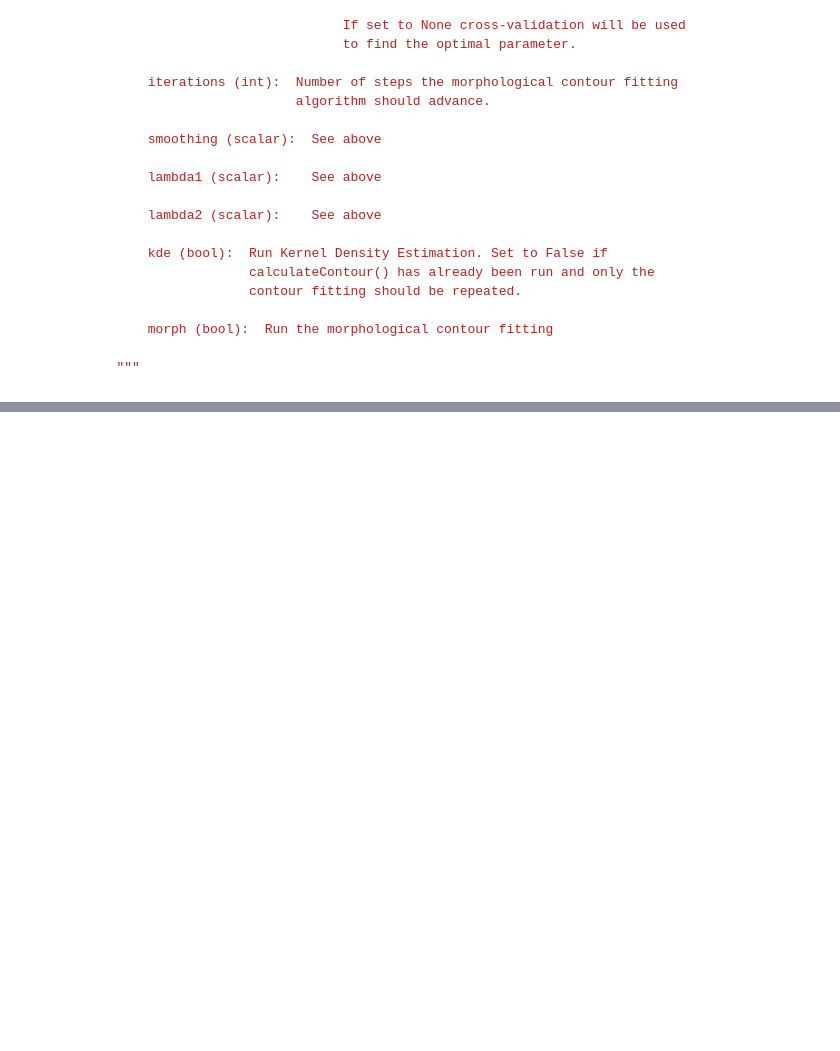
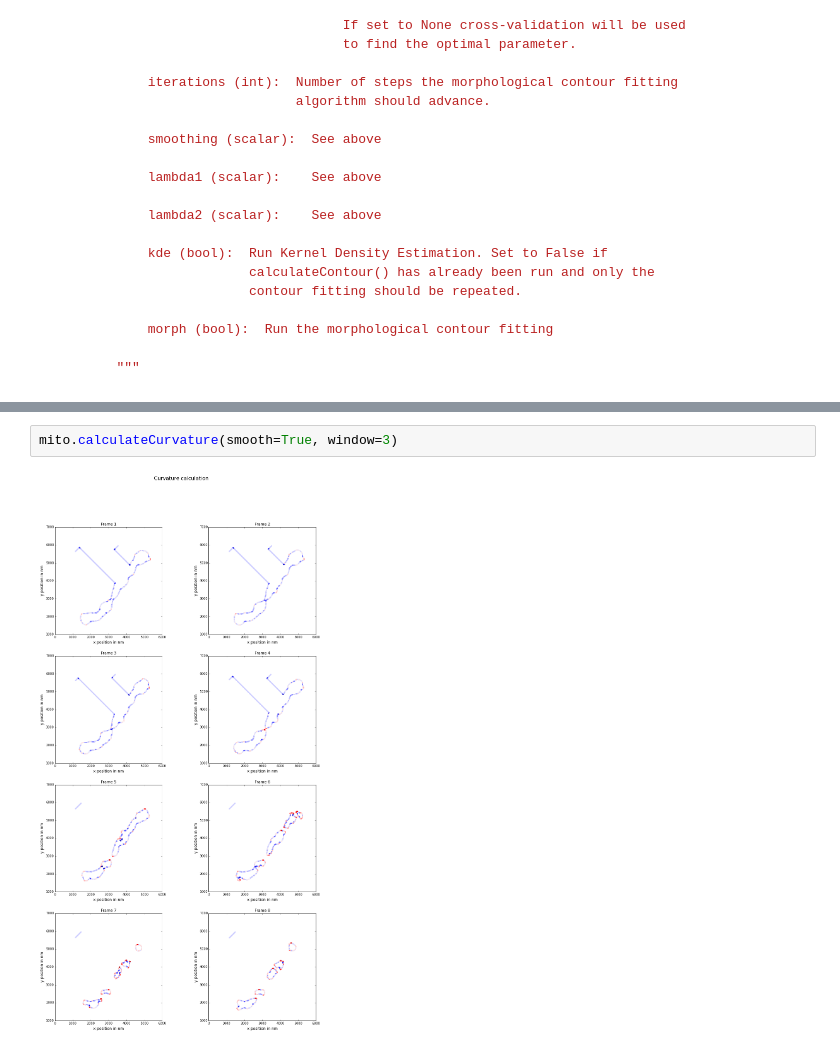
Before and after one commit to nberliner/PointObject, a Jupyter notebook: examples/A short introduction to PointObject.ipynb, the cells around one changed output, grey strips where cells are left out. Drawn from its saved outputs; the diff is of its cells as text; blank space fills up the shorter version.

```diff
--- a/examples/A short introduction to PointObject.ipynb
+++ b/examples/A short introduction to PointObject.ipynb
@@ -400,0 +445,4 @@ The contour determined above can now be used to calculate the curvature at a use
+# %%
+mito.calculateCurvature(smooth=True, window=3)
+# %% [output]
+[figure, added]
```
Also changed, not shown: parts of 27 cells of this notebook.
